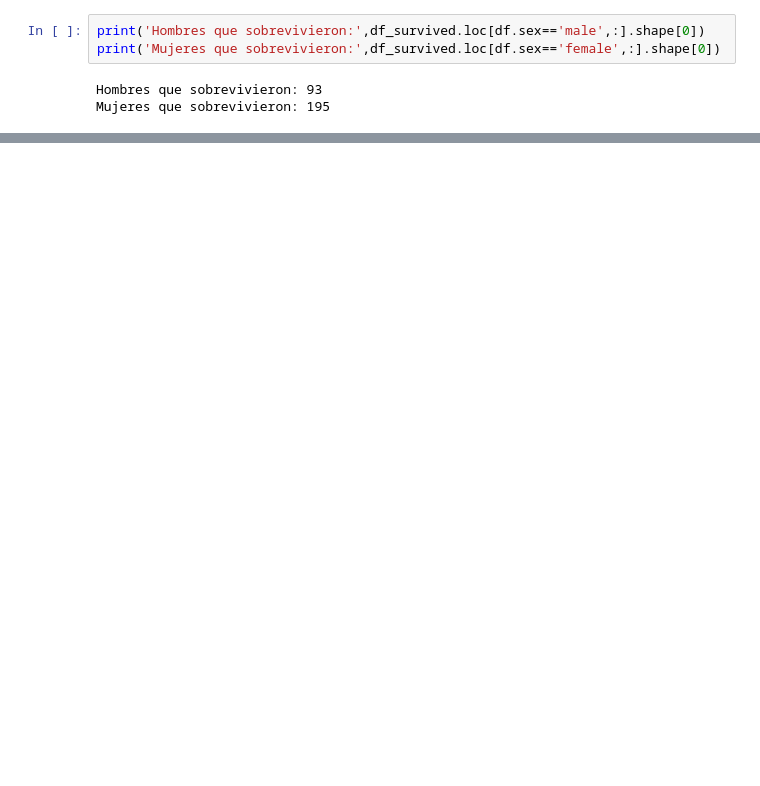
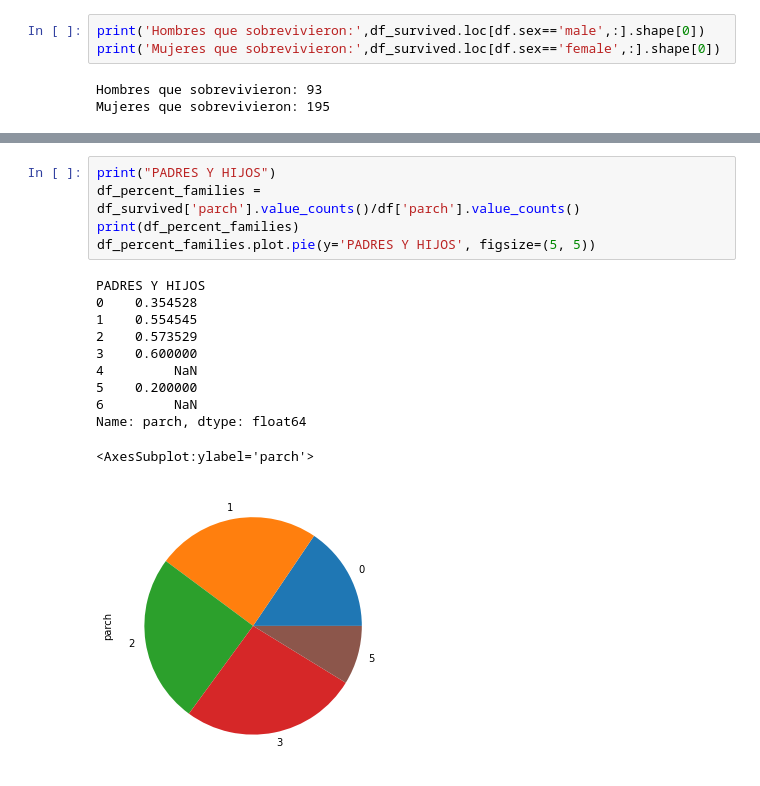
Before and after one commit to YoNoSoySantiago/TitanicKagle, a Jupyter notebook: Untitled.ipynb, the cells around one changed output, grey strips where cells are left out. Saved outputs shown, nothing was run; the diff lists cells and outputs as text; blank space fills up the shorter version.

```diff
--- a/Untitled.ipynb
+++ b/Untitled.ipynb
@@ -120,0 +167,17 @@ Name: sex, Length: 712, dtype: object
+# %%
+print("PADRES Y HIJOS")
+df_percent_families = df_survived['parch'].value_counts()/df['parch'].value_counts()
+print(df_percent_families)
+df_percent_families.plot.pie(y='PADRES Y HIJOS', figsize=(5, 5))
+# %% [output]
+PADRES Y HIJOS
+0    0.354528
+1    0.554545
+2    0.573529
+3    0.600000
+4         NaN
+5    0.200000
+6         NaN
+Name: parch, dtype: float64
+<AxesSubplot:ylabel='parch'>
+[figure, added]
```
Also changed, not shown: parts of 30 cells of this notebook.
